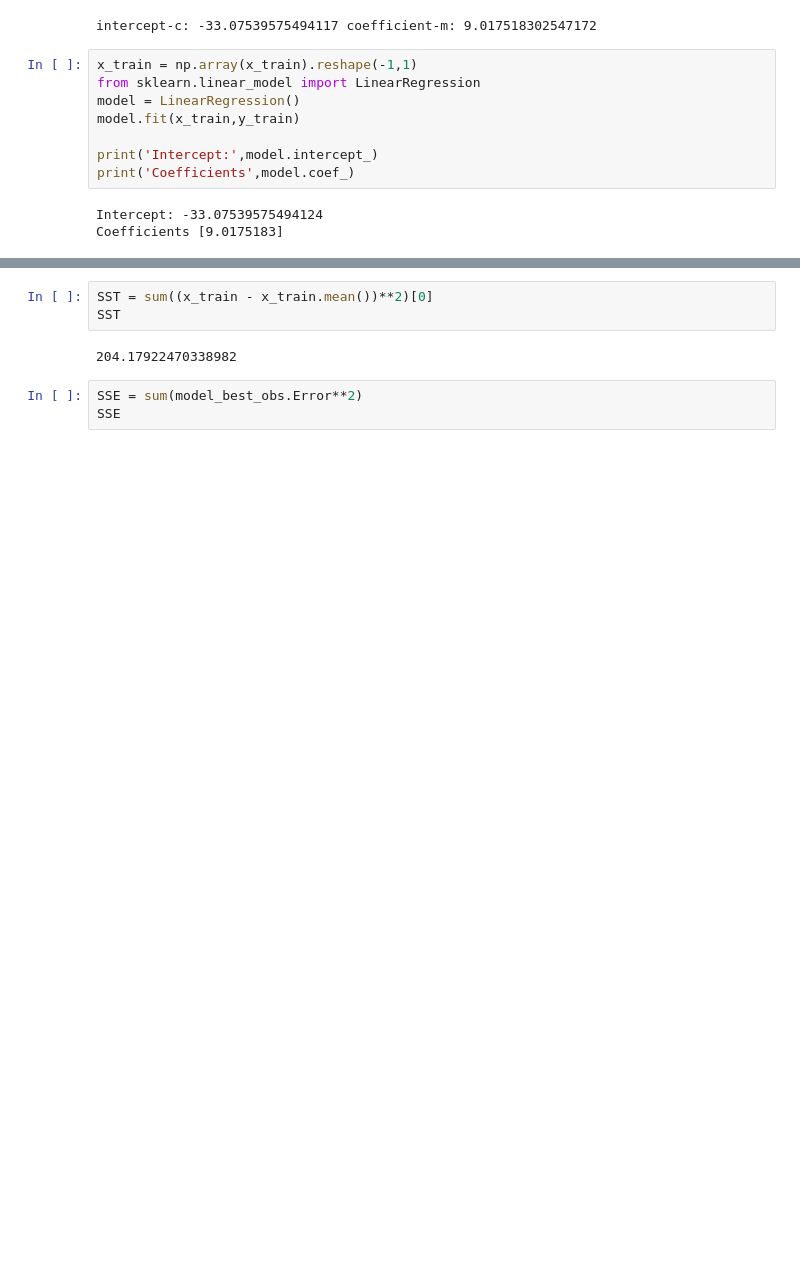
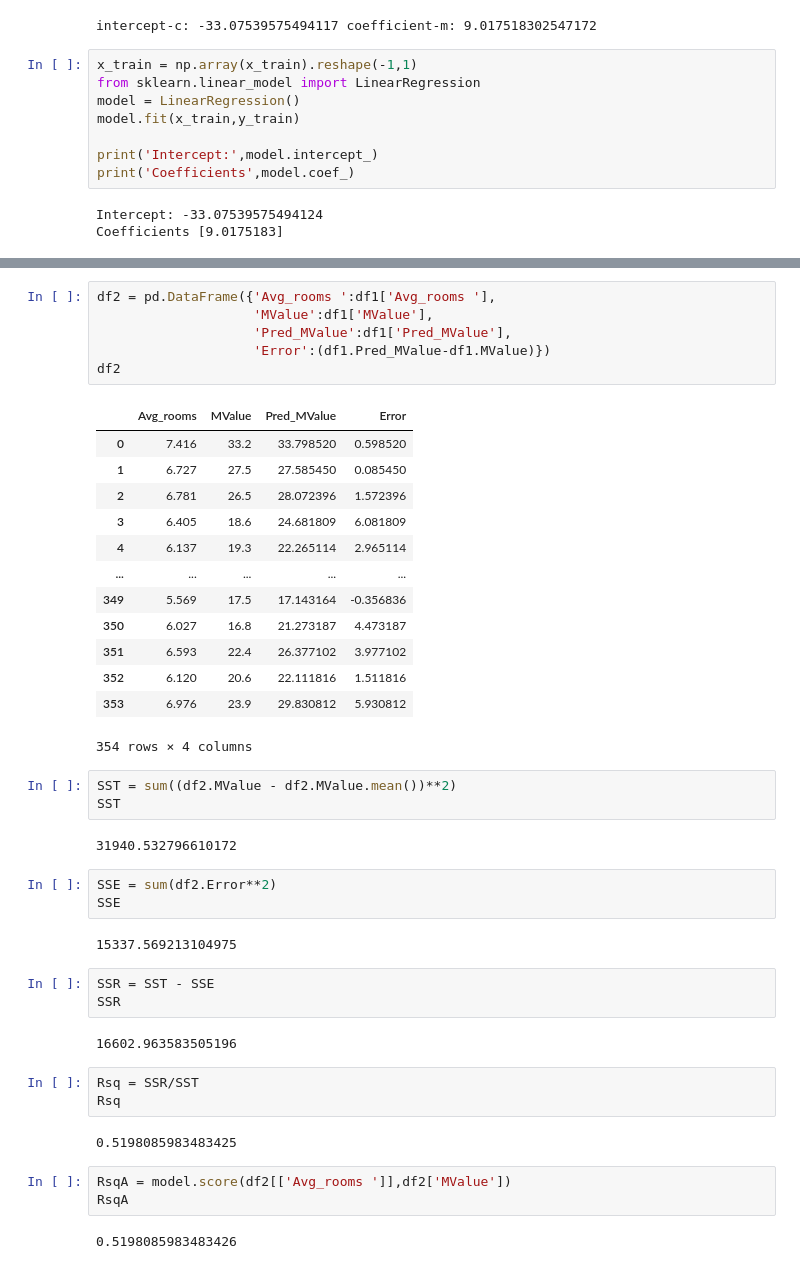
Before and after one commit to swastikbanerjee/AML_Lab, a Jupyter notebook: Lab1.ipynb, the cells around one changed output, grey strips where cells are left out. Cells and saved outputs as stored; diff of their text form; blank space fills up the shorter version.

```diff
--- a/Lab1.ipynb
+++ b/Lab1.ipynb
@@ -106,8 +145,45 @@ KeyError: ignored
+# %%
+df2 = pd.DataFrame({'Avg_rooms ':df1['Avg_rooms '],
+                    'MValue':df1['MValue'],
+                    'Pred_MValue':df1['Pred_MValue'],
+                    'Error':(df1.Pred_MValue-df1.MValue)})
+df2
+# %% [output]
+|  | Avg_rooms | MValue | Pred_MValue | Error |
+| 0 | 7.416 | 33.2 | 33.798520 | 0.598520 |
+| 1 | 6.727 | 27.5 | 27.585450 | 0.085450 |
+| 2 | 6.781 | 26.5 | 28.072396 | 1.572396 |
+| 3 | 6.405 | 18.6 | 24.681809 | 6.081809 |
+| 4 | 6.137 | 19.3 | 22.265114 | 2.965114 |
+| ... | ... | ... | ... | ... |
+| 349 | 5.569 | 17.5 | 17.143164 | -0.356836 |
+| 350 | 6.027 | 16.8 | 21.273187 | 4.473187 |
+| 351 | 6.593 | 22.4 | 26.377102 | 3.977102 |
+| 352 | 6.120 | 20.6 | 22.111816 | 1.511816 |
+| 353 | 6.976 | 23.9 | 29.830812 | 5.930812 |
+354 rows × 4 columns
 # %%
-SST = sum((x_train - x_train.mean())**2)[0]
+SST = sum((df2.MValue - df2.MValue.mean())**2)
 SST
 # %% [output]
-204.17922470338982
+31940.532796610172
 # %%
-SSE = sum(model_best_obs.Error**2)
+SSE = sum(df2.Error**2)
 SSE
+# %% [output]
+15337.569213104975
+# %%
+SSR = SST - SSE
+SSR
+# %% [output]
+16602.963583505196
+# %%
+Rsq = SSR/SST
+Rsq
+# %% [output]
+0.5198085983483425
+# %%
+RsqA = model.score(df2[['Avg_rooms ']],df2['MValue'])
+RsqA
+# %% [output]
+0.5198085983483426
```
Also changed, not shown: parts of 6 cells of this notebook.
